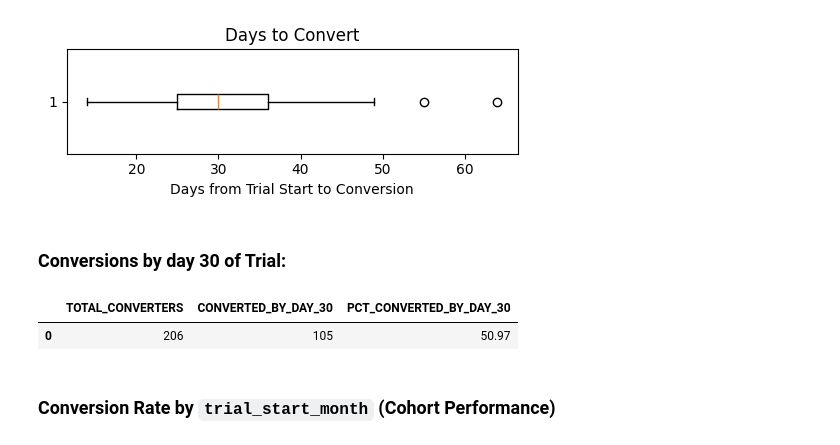
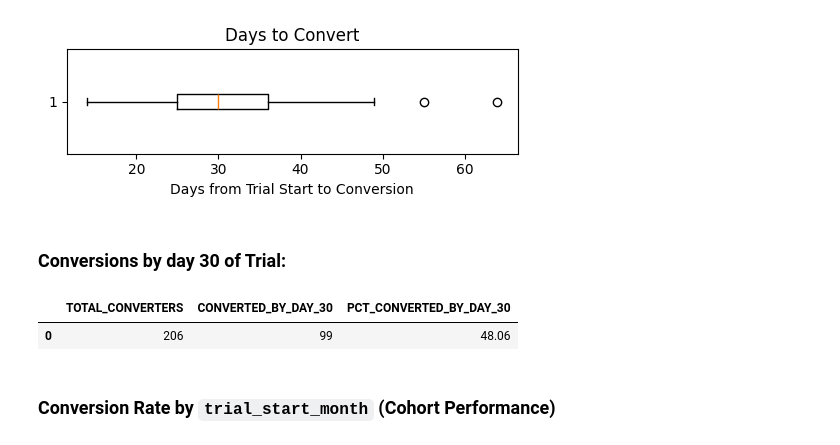
Before and after one commit to jacobdbt2100/trial_activation_analysis, a Jupyter notebook: notebooks/01_data_cleaning_and_exploration.ipynb, the cells around one changed output. Saved outputs shown, nothing was run; the diff lists cells and outputs as text; code cells hidden in the pictures.

```diff
--- a/notebooks/01_data_cleaning_and_exploration.ipynb
+++ b/notebooks/01_data_cleaning_and_exploration.ipynb
@@ -12,7 +12,7 @@ import seaborn as sns
 # %%
 # Load data
 df_trial = pd.read_csv(
-    "G:/Other computers/Laptop - GoogleDrive/data analytics/projects/trial activation _ splendor analytics data challenge/dataset/trial_events.csv"
+    "C:/Users/HP PC/Documents/jacob_dbt_projects/trial_activation_analysis/dataset/trial_events.csv"
 )
 
 # View first 5 rows
@@ -557,35 +557,35 @@ total_converters = (
         df_organization_act_count['CONVERTED']
     ]
     .shape[0]
 )
 
 # Number of converters by Day 30
 converted_by_day_30 = (
     df_organization_act_count[
         (df_organization_act_count['CONVERTED']) &
-        (df_organization_act_count['days_to_convert'] <= 30)
+        (df_organization_act_count['days_to_convert'] <= 29)   # Counting starts from first trial day (29 corresponds to day 30)
     ]
     .shape[0]
 )
 
 # Percentage of converters by Day 30
 pct_converted_by_day_30 = (
     converted_by_day_30 / total_converters
 ) * 100
 
 # Create output dataframe
 conversion_day_30_df = pd.DataFrame({
     'TOTAL_CONVERTERS': [total_converters],
     'CONVERTED_BY_DAY_30': [converted_by_day_30],
     'PCT_CONVERTED_BY_DAY_30': [
         round(pct_converted_by_day_30, 2)
     ]
 })
 
 conversion_day_30_df
 # %% [output]
 |  | TOTAL_CONVERTERS | CONVERTED_BY_DAY_30 | PCT_CONVERTED_BY_DAY_30 |
-| 0 | 206 | 105 | 50.97 |
+| 0 | 206 | 99 | 48.06 |
 # %% [markdown]
 ### Conversion Rate by **`trial_start_month`** (Cohort Performance)
 # %%
```
Also changed, not shown: parts of 4 cells of this notebook, 4 other files.
